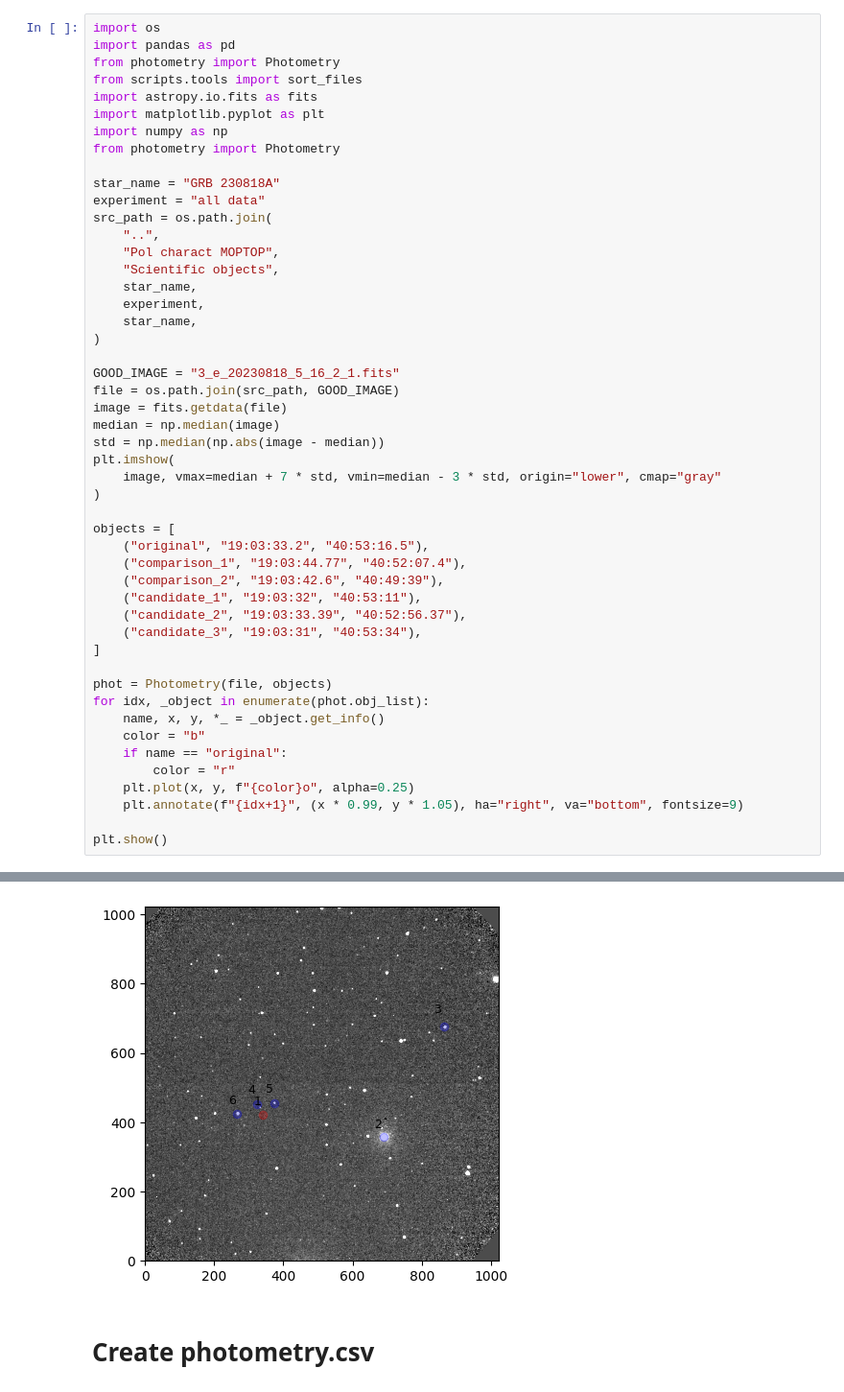
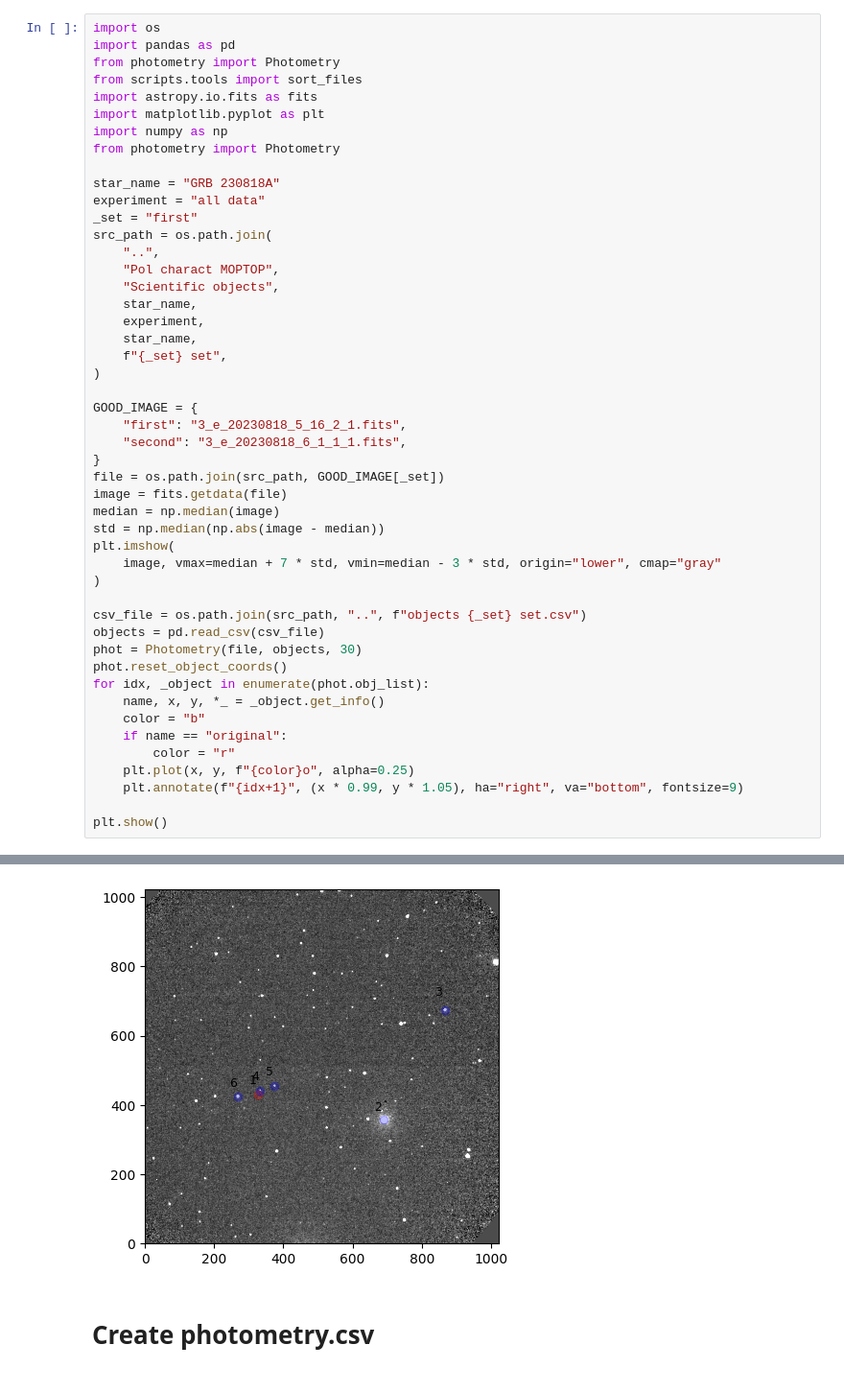
Before and after one commit to DBernardes/Tools-for-the-MOPTOP-pipeline-products, a Jupyter notebook: photometry_extraction.ipynb, the cells around one changed output, grey strips where cells are left out. Shown at 96% size. Drawn from its saved outputs; the diff is of its cells as text.

```diff
--- a/photometry_extraction.ipynb
+++ b/photometry_extraction.ipynb
@@ -10,49 +10,48 @@ from photometry import Photometry
 
 star_name = "GRB 230818A"
 experiment = "all data"
+_set = "first"
 src_path = os.path.join(
     "..",
     "Pol charact MOPTOP",
     "Scientific objects",
     star_name,
     experiment,
     star_name,
+    f"{_set} set",
 )
 
-GOOD_IMAGE = "3_e_20230818_5_16_2_1.fits"
-file = os.path.join(src_path, GOOD_IMAGE)
+GOOD_IMAGE = {
+    "first": "3_e_20230818_5_16_2_1.fits",
+    "second": "3_e_20230818_6_1_1_1.fits",
+}
+file = os.path.join(src_path, GOOD_IMAGE[_set])
 image = fits.getdata(file)
 median = np.median(image)
 std = np.median(np.abs(image - median))
 plt.imshow(
     image, vmax=median + 7 * std, vmin=median - 3 * std, origin="lower", cmap="gray"
 )
 
-objects = [
-    ("original", "19:03:33.2", "40:53:16.5"),
-    ("comparison_1", "19:03:44.77", "40:52:07.4"),
-    ("comparison_2", "19:03:42.6", "40:49:39"),
-    ("candidate_1", "19:03:32", "40:53:11"),
-    ("candidate_2", "19:03:33.39", "40:52:56.37"),
-    ("candidate_3", "19:03:31", "40:53:34"),
-]
-
-phot = Photometry(file, objects)
+csv_file = os.path.join(src_path, "..", f"objects {_set} set.csv")
+objects = pd.read_csv(csv_file)
+phot = Photometry(file, objects, 30)
+phot.reset_object_coords()
 for idx, _object in enumerate(phot.obj_list):
     name, x, y, *_ = _object.get_info()
     color = "b"
     if name == "original":
         color = "r"
     plt.plot(x, y, f"{color}o", alpha=0.25)
     plt.annotate(f"{idx+1}", (x * 0.99, y * 1.05), ha="right", va="bottom", fontsize=9)
 
 plt.show()
 # %% [output]
 WARNING: FITSFixedWarning: RADECSYS= 'FK5 ' / [FK4, FK5] Fundamental coord system
 the RADECSYS keyword is deprecated, use RADESYSa. [astropy.wcs.wcs]
 WARNING: FITSFixedWarning: 'datfix' made the change 'Set MJD-OBS to 60174.993709 from DATE-OBS.
 Set MJD-END to 60174.993767 from DATE-END'. [astropy.wcs.wcs]
-[figure, old version]
+[figure, new version]
 # %% [markdown]
 # Create photometry.csv
 # %%
```
Also changed, not shown: parts of 2 cells of this notebook, 2 other files.
